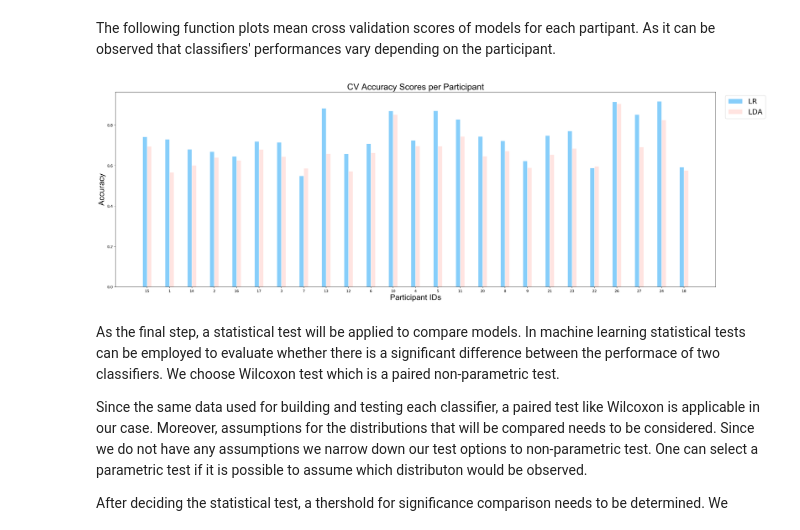
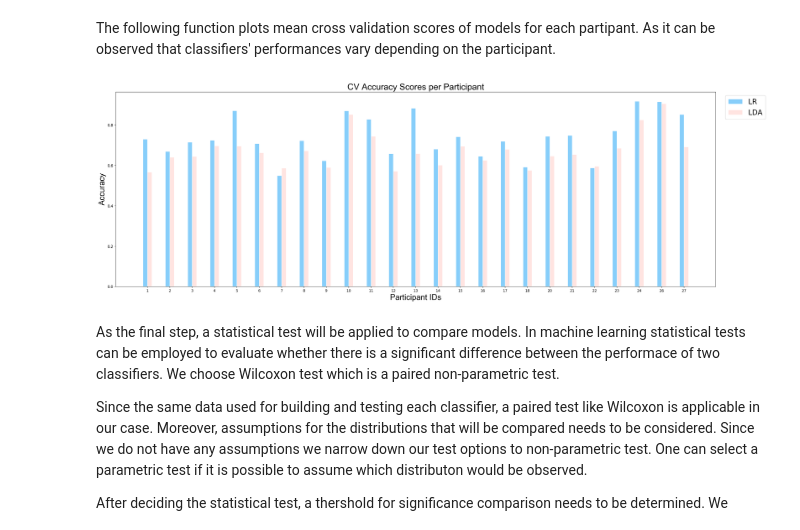
Before and after one commit to aath0/AlgorithmsNeuroscience, a Jupyter notebook: Tutorials/ApplyingMachineLearningMethods_2.ipynb, the cells around one changed output. Saved outputs shown, nothing was run; the diff lists cells and outputs as text; code cells hidden in the pictures.

```diff
--- a/Tutorials/ApplyingMachineLearningMethods_2.ipynb
+++ b/Tutorials/ApplyingMachineLearningMethods_2.ipynb
@@ -132,10 +132,13 @@ def plotCVScores_perParticipant(ids, results, model_names):
 
     plt.legend(bbox_to_anchor=(1.01, 1), loc='upper left', prop={'size': 20})
     plt.show()
+# %%
+#sort ids results together to plot nicely.
+ids_sorted, avg_results_perParticipant_UP = zip(*sorted(zip(ids, avg_results_perParticipant_UP)))
 # %%
-plotCVScores_perParticipant(ids, avg_results_perParticipant_UP, model_names)
+plotCVScores_perParticipant(ids_sorted, avg_results_perParticipant_UP, model_names)
 # %% [output]
-[figure, old version]
+[figure, new version]
 # %% [markdown]
 As the final step, a statistical test will be applied to compare models. In machine learning statistical tests can be employed to evaluate whether there is a significant difference between the performace of two classifiers. We choose Wilcoxon test which is a paired non-parametric test.
 
```
Also changed, not shown: parts of 6 cells of this notebook.
